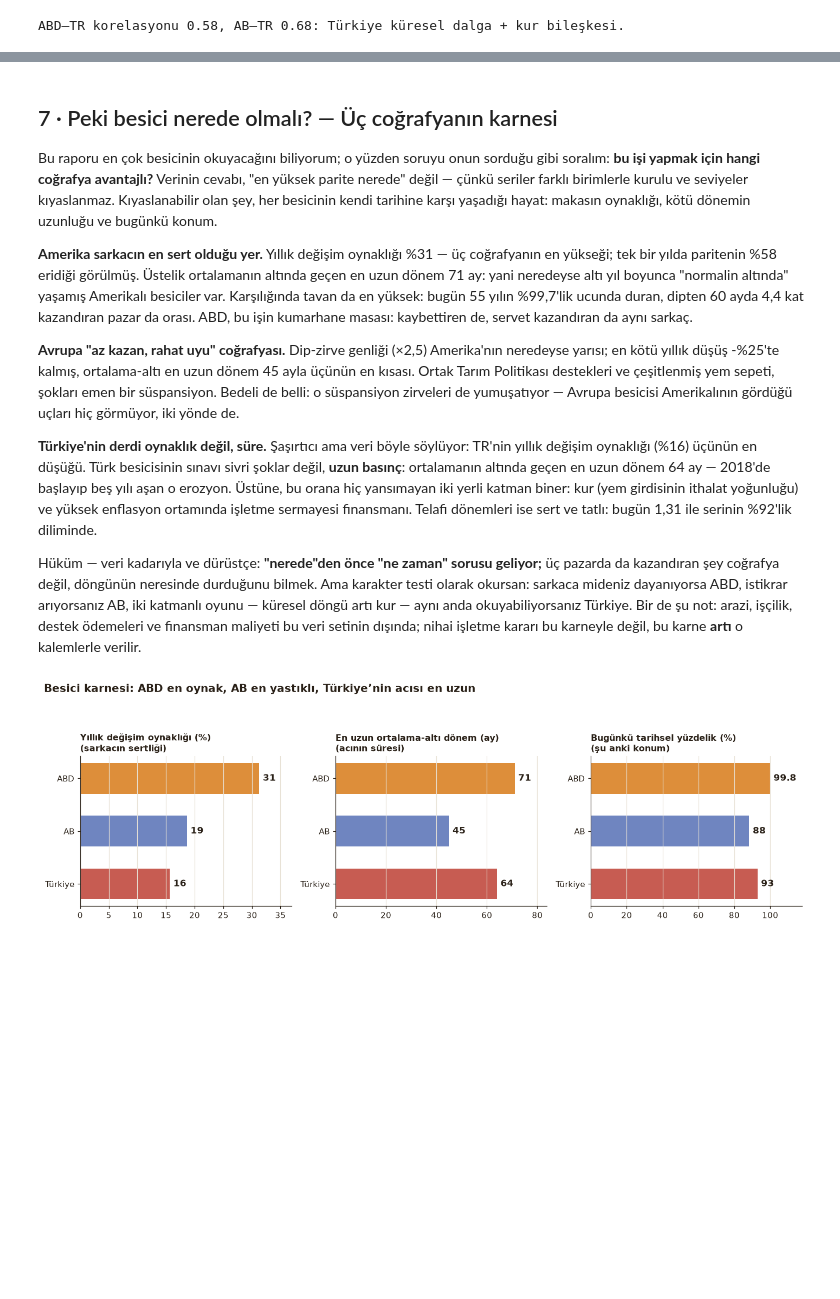
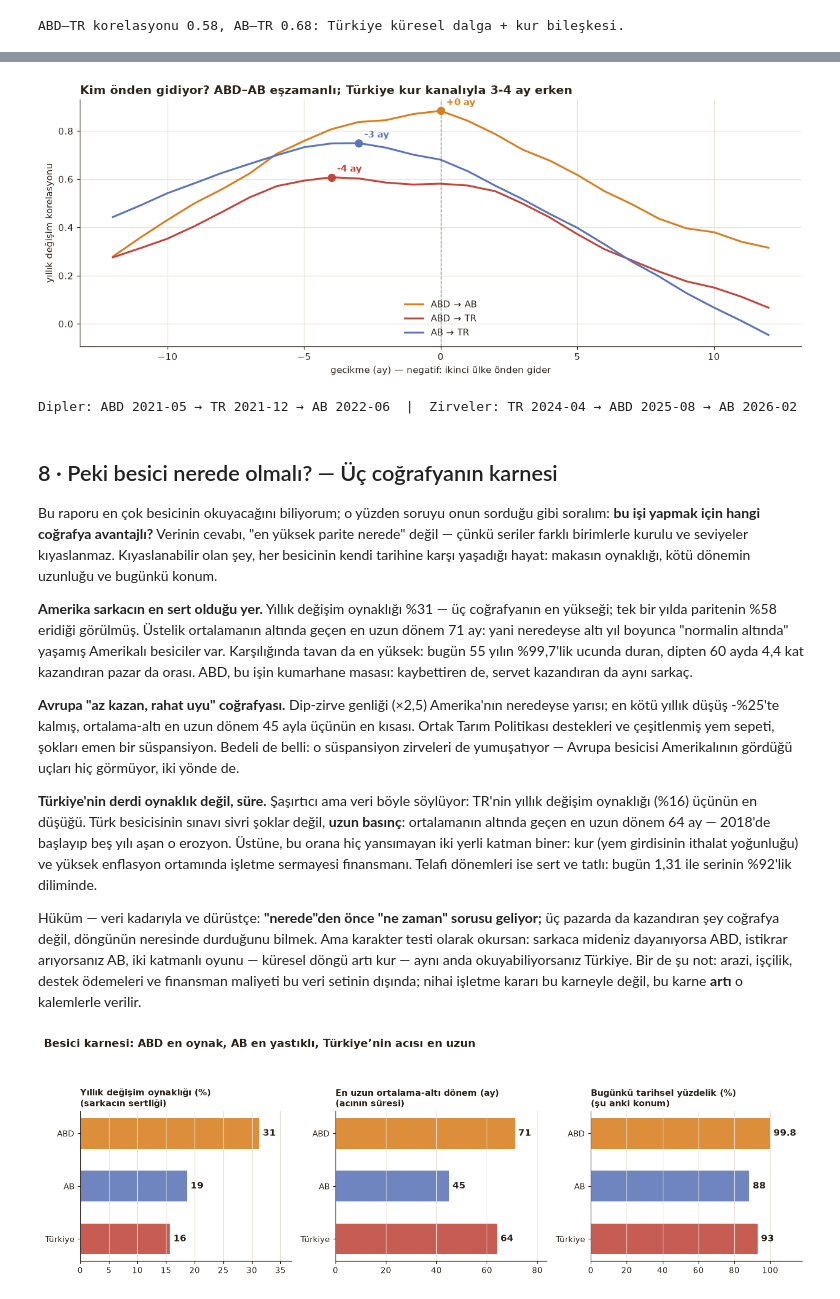
Before and after one commit to namikakmandev/namikakmandev.github.io, a Jupyter notebook: notes/parite-sigir-analiz.ipynb, the cells around one changed output, grey strips where cells are left out. Saved outputs shown, nothing was run; the diff lists cells and outputs as text; code cells hidden in the pictures; blank space fills up the shorter version.

```diff
--- a/notes/parite-sigir-analiz.ipynb
+++ b/notes/parite-sigir-analiz.ipynb
@@ -291,5 +306,34 @@ ABD–TR korelasyonu 0.58, AB–TR 0.68: Türkiye küresel dalga + kur bileşkes
+# %%
+# 7 · GECİKME YAPISI — kim önden gidiyor?
+def shift_m(mm,k):
+    y,mo=int(mm[:4]),int(mm[5:]); t=y*12+mo-1+k; return f"{t//12:04d}-{t%12+1:02d}"
+def lagcorr(a,b,k):
+    ks=[m for m in a if shift_m(m,k) in b]
+    if len(ks)<36: return np.nan
+    return np.corrcoef([a[m] for m in ks],[b[shift_m(m,k)] for m in ks])[0,1]
+lags=range(-12,13)
+pairs=[('ABD → AB',uy,ey,AMBER),('ABD → TR',uy,ty,RED),('AB → TR',ey,ty,BLUE)]
+fig,ax=plt.subplots(figsize=(11.5,4.6))
+for lb,a,b,c in pairs:
+    cs=[lagcorr(a,b,k) for k in lags]
+    ax.plot(list(lags),cs,color=c,lw=2,label=lb)
+    k0=list(lags)[int(np.nanargmax(cs))]
+    ax.scatter([k0],[np.nanmax(cs)],color=c,s=60,zorder=5)
+    ax.annotate(f'{k0:+d} ay',(k0,np.nanmax(cs)),textcoords='offset points',xytext=(6,6),
+                color=c,fontsize=10,fontweight='bold')
+ax.axvline(0,color=INK,lw=.9,ls='--',alpha=.5)
+ax.set_xlabel('gecikme (ay) — negatif: ikinci ülke önden gider')
+ax.set_ylabel('yıllık değişim korelasyonu')
+ax.legend(frameon=False,loc='lower center')
+ax.set_title('Kim önden gidiyor? ABD–AB eşzamanlı; Türkiye kur kanalıyla 3-4 ay erken',
+             loc='left',fontsize=12.5,fontweight='bold')
+plt.tight_layout(); plt.show()
+print('Dipler: ABD 2021-05 → TR 2021-12 → AB 2022-06  |  Zirveler: TR 2024-04 → ABD 2025-08 → AB 2026-02')
+# %% [output]
+[figure, added]
+Dipler: ABD 2021-05 → TR 2021-12 → AB 2022-06  |  Zirveler: TR 2024-04 → ABD 2025-08 → AB 2026-02
 # %% [markdown]
-## 7 · Peki besici nerede olmalı? — Üç coğrafyanın karnesi
+## 8 · Peki besici nerede olmalı? — Üç coğrafyanın karnesi
 
 Bu raporu en çok besicinin okuyacağını biliyorum; o yüzden soruyu onun sorduğu gibi soralım: **bu işi yapmak için hangi coğrafya avantajlı?** Verinin cevabı, "en yüksek parite nerede" değil — çünkü seriler farklı birimlerle kurulu ve seviyeler kıyaslanmaz. Kıyaslanabilir olan şey, her besicinin kendi tarihine karşı yaşadığı hayat: makasın oynaklığı, kötü dönemin uzunluğu ve bugünkü konum.
 
```
Also changed, not shown: parts of 3 cells of this notebook, 1 other file.
